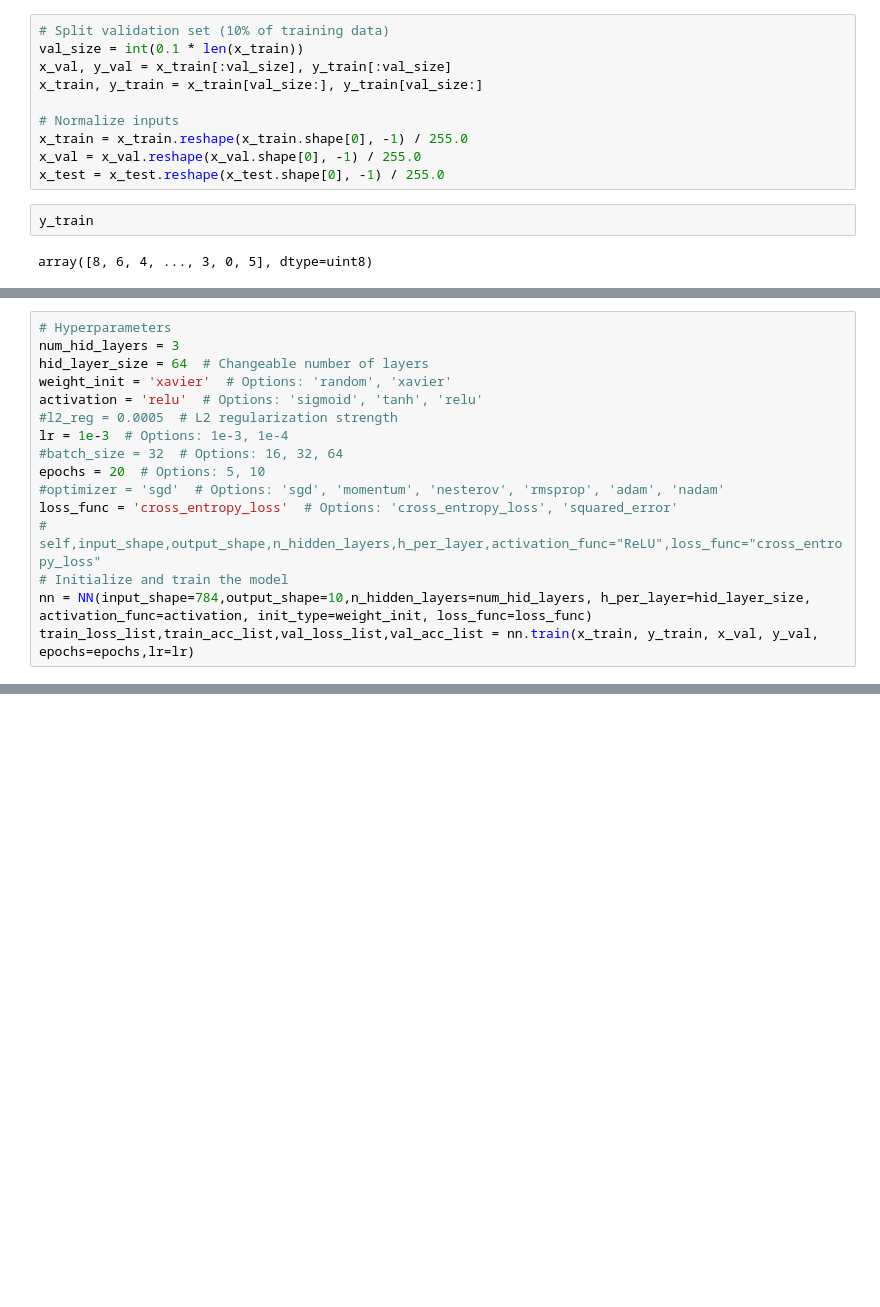
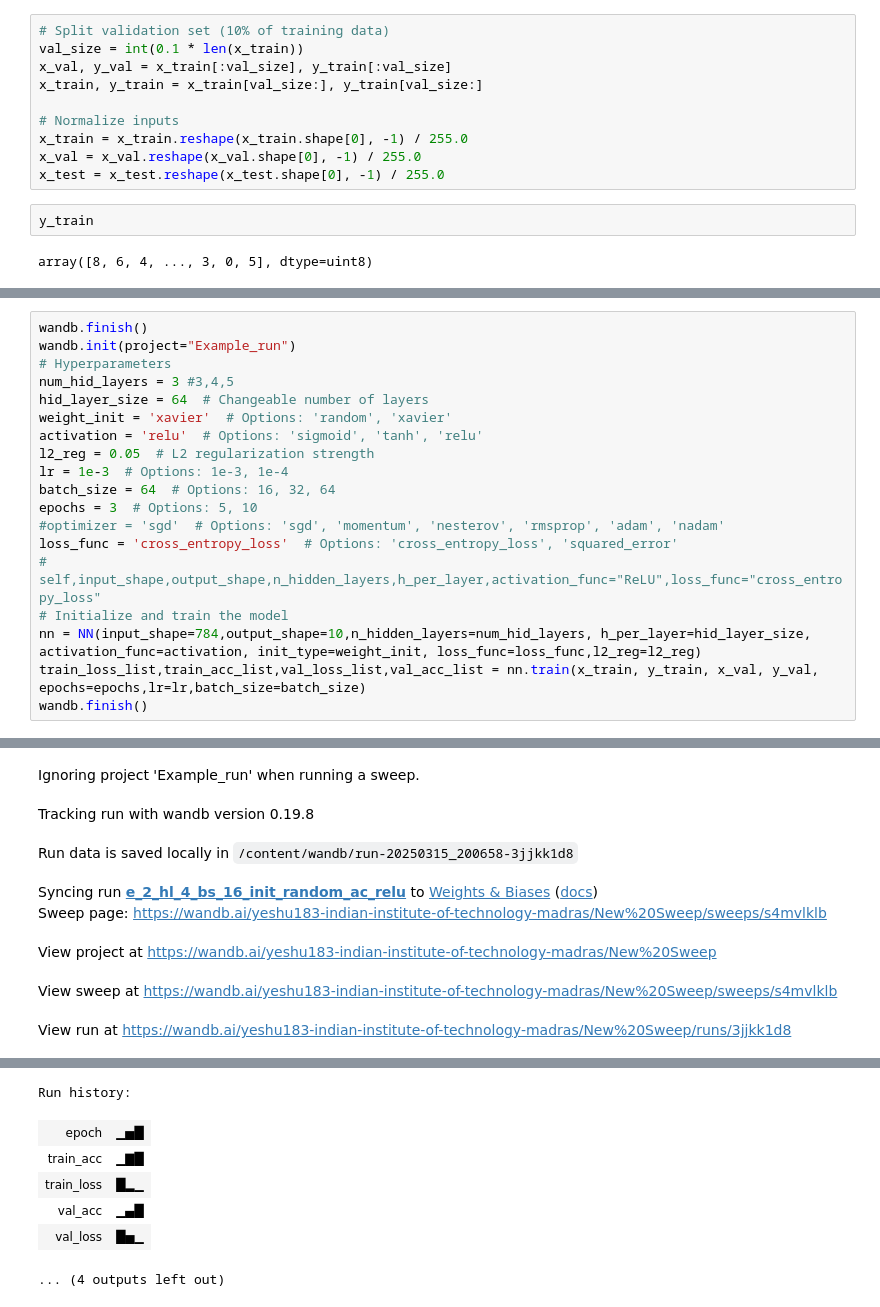
Before and after one commit to yeshu183/DA6401_Assignment_01, a Jupyter notebook: final_rough.ipynb, the cells around one changed output, grey strips where cells are left out. Cells and saved outputs as stored; diff of their text form; blank space fills up the shorter version.

Commit message:
batch size and wandb sweep integrated

```diff
--- a/final_rough.ipynb
+++ b/final_rough.ipynb
@@ -190,19 +214,22 @@ class NN:
       print(f"Epoch: {i+1} | Time: {(end-start):.2f} | Train Loss: {train_loss:.4f} | Train Accuracy: {train_acc:.4f} | Val Loss: {val_loss:.4f} | Val Accuracy: {val_acc:.4f}")
     return train_loss_list,train_acc_list,val_loss_list,val_acc_list
 # %%
+wandb.finish()
+wandb.init(project="Example_run")
 # Hyperparameters
-num_hid_layers = 3
+num_hid_layers = 3 #3,4,5
 hid_layer_size = 64  # Changeable number of layers
 weight_init = 'xavier'  # Options: 'random', 'xavier'
 activation = 'relu'  # Options: 'sigmoid', 'tanh', 'relu'
-#l2_reg = 0.0005  # L2 regularization strength
+l2_reg = 0.05  # L2 regularization strength
 lr = 1e-3  # Options: 1e-3, 1e-4
-#batch_size = 32  # Options: 16, 32, 64
-epochs = 20  # Options: 5, 10
+batch_size = 64  # Options: 16, 32, 64
+epochs = 3  # Options: 5, 10
 #optimizer = 'sgd'  # Options: 'sgd', 'momentum', 'nesterov', 'rmsprop', 'adam', 'nadam'
 loss_func = 'cross_entropy_loss'  # Options: 'cross_entropy_loss', 'squared_error'
 # self,input_shape,output_shape,n_hidden_layers,h_per_layer,activation_func="ReLU",loss_func="cross_entropy_loss"
 # Initialize and train the model
-nn = NN(input_shape=784,output_shape=10,n_hidden_layers=num_hid_layers, h_per_layer=hid_layer_size, activation_func=activation, init_type=weight_init, loss_func=loss_func)
-train_loss_list,train_acc_list,val_loss_list,val_acc_list = nn.train(x_train, y_train, x_val, y_val, epochs=epochs,lr=lr)
+nn = NN(input_shape=784,output_shape=10,n_hidden_layers=num_hid_layers, h_per_layer=hid_layer_size, activation_func=activation, init_type=weight_init, loss_func=loss_func,l2_reg=l2_reg)
+train_loss_list,train_acc_list,val_loss_list,val_acc_list = nn.train(x_train, y_train, x_val, y_val, epochs=epochs,lr=lr,batch_size=batch_size)
+wandb.finish()
 # %% [output]
@@ -228,0 +237,8 @@ Epoch: 20 | Time: 16.60 | Train Loss: 1.0209 | Train Accuracy: 0.6576 | Val Loss
+Ignoring project 'Example_run' when running a sweep.
+Tracking run with wandb version 0.19.8
+Run data is saved locally in /content/wandb/run-20250315_200658-3jjkk1d8
+Syncing run e_2_hl_4_bs_16_init_random_ac_relu to Weights & Biases (docs)
+Sweep page: https://wandb.ai/yeshu183-indian-institute-of-technology-madras/New%20Sweep/sweeps/s4mvlklb
+View project at https://wandb.ai/yeshu183-indian-institute-of-technology-madras/New%20Sweep
+View sweep at https://wandb.ai/yeshu183-indian-institute-of-technology-madras/New%20Sweep/sweeps/s4mvlklb
+View run at https://wandb.ai/yeshu183-indian-institute-of-technology-madras/New%20Sweep/runs/3jjkk1d8
@@ -228,0 +249,7 @@ Epoch: 20 | Time: 16.60 | Train Loss: 1.0209 | Train Accuracy: 0.6576 | Val Loss
+Run history:
+| epoch | ▁▅█ |
+| train_acc | ▁▇█ |
+| train_loss | █▂▁ |
+| val_acc | ▁▄█ |
+| val_loss | █▅▁ |
+... (4 outputs left out)
```
Also changed, not shown: parts of 7 cells of this notebook.
